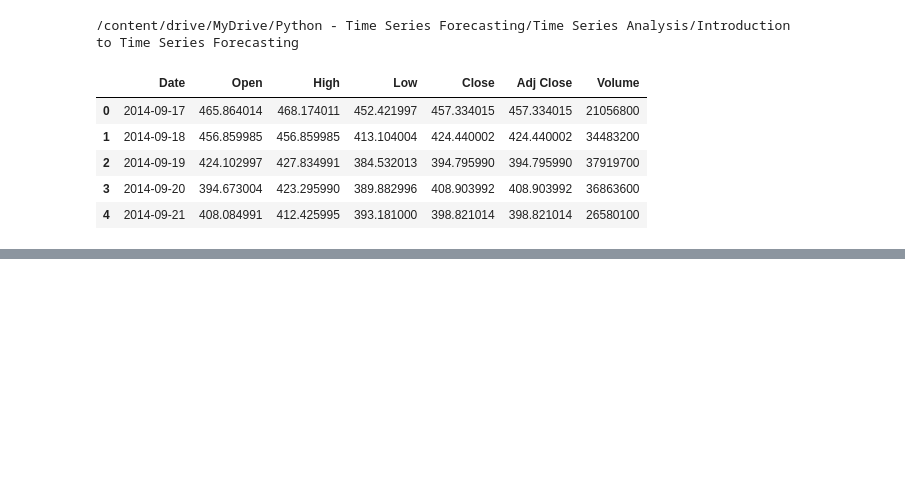
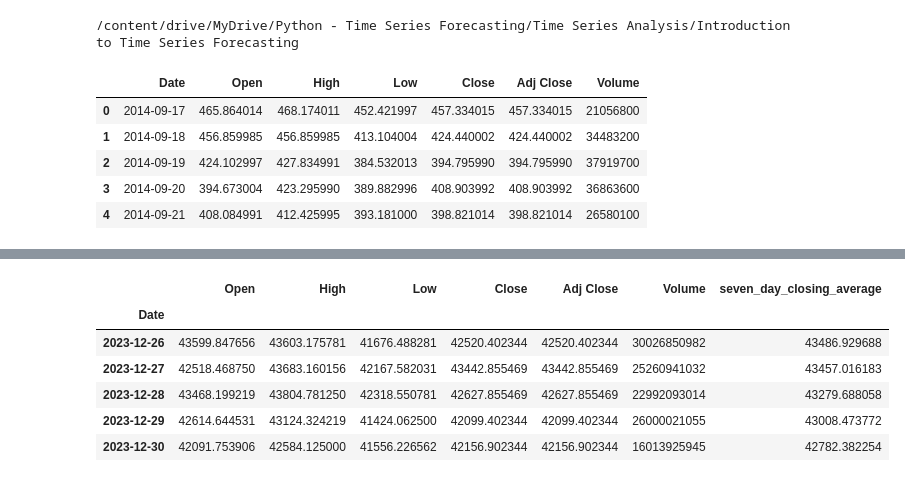
Before and after one commit to nurcoz/Udemy_time_series, a Jupyter notebook: Introduction_to_Time_Series_Analysis.ipynb, the cells around one changed output, grey strips where cells are left out. Drawn from its saved outputs; the diff is of its cells as text; code cells hidden in the pictures; blank space fills up the shorter version.

```diff
--- a/Introduction_to_Time_Series_Analysis.ipynb
+++ b/Introduction_to_Time_Series_Analysis.ipynb
@@ -29,0 +118,11 @@ df.head()
+# %%
+# Preview the last 5 rows of the dataset
+df.tail()
+# %% [output]
+|  | Open | High | Low | Close | Adj Close | Volume | seven_day_closing_average |
+| Date |  |  |  |  |  |  |  |
+| 2023-12-26 | 43599.847656 | 43603.175781 | 41676.488281 | 42520.402344 | 42520.402344 | 30026850982 | 43486.929688 |
+| 2023-12-27 | 42518.468750 | 43683.160156 | 42167.582031 | 43442.855469 | 43442.855469 | 25260941032 | 43457.016183 |
+| 2023-12-28 | 43468.199219 | 43804.781250 | 42318.550781 | 42627.855469 | 42627.855469 | 22992093014 | 43279.688058 |
+| 2023-12-29 | 42614.644531 | 43124.324219 | 41424.062500 | 42099.402344 | 42099.402344 | 26000021055 | 43008.473772 |
+| 2023-12-30 | 42091.753906 | 42584.125000 | 41556.226562 | 42156.902344 | 42156.902344 | 16013925945 | 42782.382254 |
```
Also changed, not shown: parts of 9 cells of this notebook.
